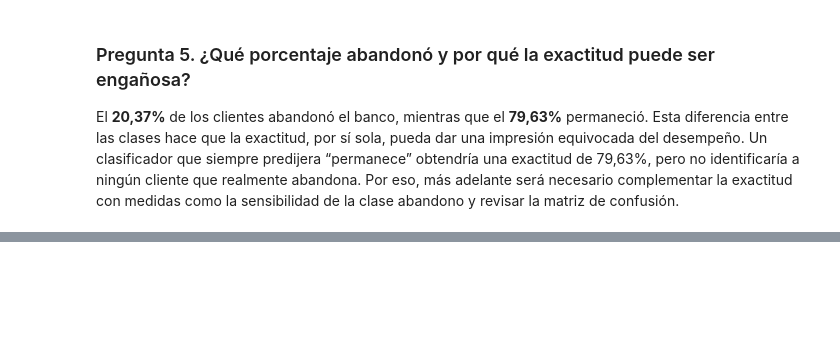
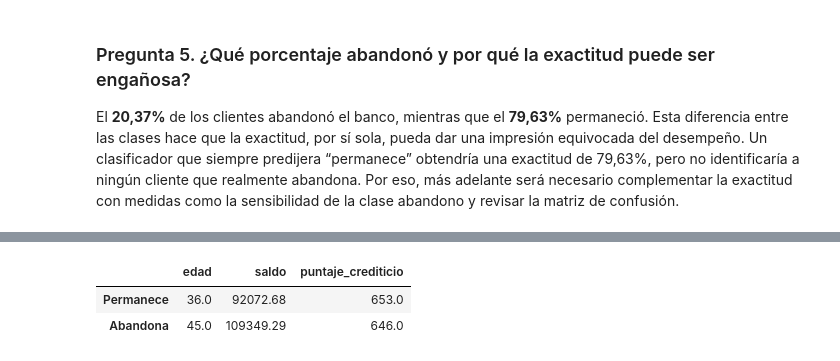
Before and after one commit to martinfgaleano-crypto/Taller_Regresion_Logistica, a Jupyter notebook: Taller_Abandono_Producto_Financiero.ipynb, the cells around one changed output, grey strips where cells are left out. Saved outputs shown, nothing was run; the diff lists cells and outputs as text; code cells hidden in the pictures; blank space fills up the shorter version.

```diff
--- a/Taller_Abandono_Producto_Financiero.ipynb
+++ b/Taller_Abandono_Producto_Financiero.ipynb
@@ -310,0 +334,10 @@ El **20,37%** de los clientes abandonó el banco, mientras que el **79,63%** per
+# %%
+medianas_por_abandono = datos.groupby("abandono", observed=False)[
+    ["edad", "saldo", "puntaje_crediticio"]
+].median()
+medianas_por_abandono.index = ["Permanece", "Abandona"]
+medianas_por_abandono.round(2)
+# %% [output]
+|  | edad | saldo | puntaje_crediticio |
+| Permanece | 36.0 | 92072.68 | 653.0 |
+| Abandona | 45.0 | 109349.29 | 646.0 |
```
Also changed, not shown: parts of 10 cells of this notebook.
